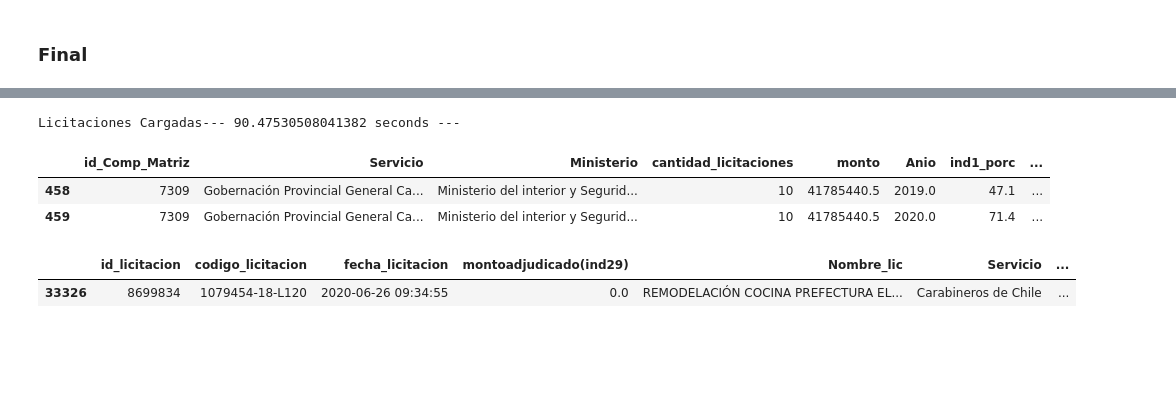
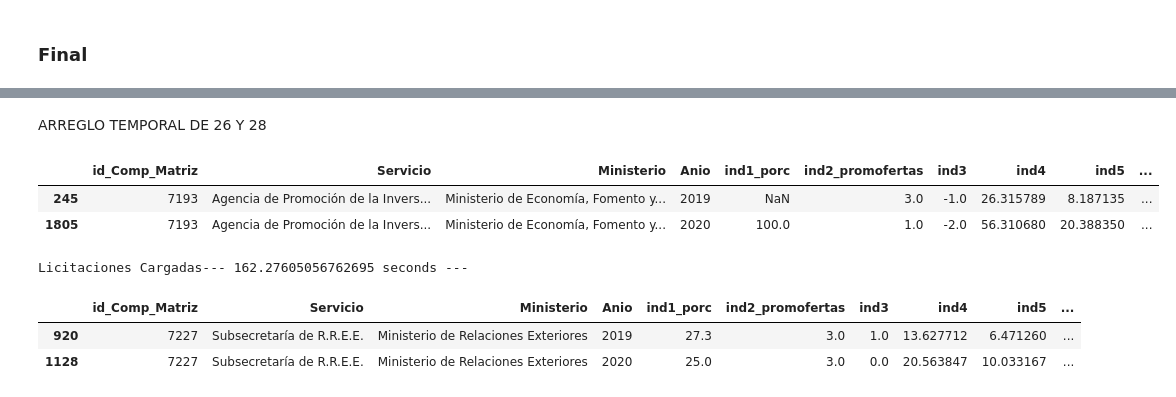
Before and after one commit to josemoragonzalez/RedFlagsv2, a Jupyter notebook: ETL/8 Datoslicitacion.ipynb, the cells around one changed output, grey strips where cells are left out. Cells and saved outputs as stored; diff of their text form; code cells hidden in the pictures; blank space fills up the shorter version.

```diff
--- a/ETL/8 Datoslicitacion.ipynb
+++ b/ETL/8 Datoslicitacion.ipynb
@@ -347,27 +414,32 @@ for col in columns:
         df_servicios2020.loc[(df_servicios2020[col]<=mini+2*rango)&(df_servicios2020[col]>mini+rango), name] = 2
         df_servicios2020.loc[df_servicios2020[col]>mini+2*rango, name] = 3
 # %%
-df_servicios2020['numComp'] = round(df_servicios2020['ind1_porc_III'].fillna(0)/4) + round(df_servicios2020['ind2_promofertas_III'].fillna(0)/4) + round(df_servicios2020['ind12_porc_III'].fillna(0)/4) + \
-round(df_servicios2020['ind13_nparticipa_III'].fillna(0)/4) + round(df_servicios2020['ind16_porc_III'].fillna(0)/4)
+df_servicios2020['numComp'] = round(df_servicios2020['ind1_porc_III'].fillna(0)/4) + round(df_servicios2020['ind2_promofertas_III'].fillna(0)/4) + round(df_servicios2020['ind3_III'].fillna(0)/4) +\
+round(df_servicios2020['ind3_III'].fillna(0)/4) + round(df_servicios2020['ind4_III'].fillna(0)/4) + round(df_servicios2020['ind5_III'].fillna(0)/4) + round(df_servicios2020['ind6_III'].fillna(0)/4) + \
+round(df_servicios2020['ind8_III'].fillna(0)/4) + round(df_servicios2020['ind9_III'].fillna(0)/4) + round(df_servicios2020['ind10_III'].fillna(0)/4) + round(df_servicios2020['ind11_III'].fillna(0)/4) + \
+round(df_servicios2020['ind12_porc_III'].fillna(0)/4) + round(df_servicios2020['ind13_nparticipa_III'].fillna(0)/4) + round(df_servicios2020['ind14_III'].fillna(0)/4) + round(df_servicios2020['ind15_III'].fillna(0)/4) + \
+round(df_servicios2020['ind16_porc_III'].fillna(0)/4)
 
-df_servicios2020['denComp'] = (df_servicios2020['ind1_porc_III'].isna()-1 + df_servicios2020['ind2_promofertas_III'].isna()-1 + df_servicios2020['ind12_porc_III'].isna()-1 + \
-df_servicios2020['ind13_nparticipa_III'].isna()-1 + df_servicios2020['ind16_porc_III'].isna()-1)*-1
+df_servicios2020['denComp'] = (df_servicios2020['ind1_porc_III'].isna()-1 + df_servicios2020['ind2_promofertas_III'].isna()-1 + df_servicios2020['ind3_III'].isna()-1  + df_servicios2020['ind4_III'].isna()-1 \
++ df_servicios2020['ind5_III'].isna()-1 + df_servicios2020['ind6_III'].isna()-1 + df_servicios2020['ind8_III'].isna()-1 + df_servicios2020['ind9_III'].isna()-1 + df_servicios2020['ind10_III'].isna()-1\
++ df_servicios2020['ind11_III'].isna()-1 + df_servicios2020['ind12_porc_III'].isna()-1 + df_servicios2020['ind13_nparticipa_III'].isna()-1 + + df_servicios2020['ind14_III'].isna()-1 + + df_servicios2020['ind15_III'].isna()-1
++ df_servicios2020['ind16_porc_III'].isna()-1)*-1
 
 df_servicios2020['porComp'] = round(df_servicios2020['numComp']/df_servicios2020['denComp']*100)
 # ---
 
-df_servicios2020['numTra'] = round(df_servicios2020['ind19_porc_III'].fillna(0)/4) + round(df_servicios2020['ind20_porc_III'].fillna(0)/4) + round(df_servicios2020['ind21_porc_III'].fillna(0)/4)
-df_servicios2020['denTra'] = (df_servicios2020['ind19_porc_III'].isna()-1 + df_servicios2020['ind20_porc_III'].isna()-1 + df_servicios2020['ind21_porc_III'].isna()-1 )*-1
+df_servicios2020['numTra'] = round(df_servicios2020['ind17_III'].fillna(0)/4) + round(df_servicios2020['ind18_III'].fillna(0)/4) + round(df_servicios2020['ind19_porc_III'].fillna(0)/4) + round(df_servicios2020['ind20_porc_III'].fillna(0)/4) + round(df_servicios2020['ind21_porc_III'].fillna(0)/4)
+df_servicios2020['denTra'] = (df_servicios2020['ind17_III'].isna()-1 + df_servicios2020['ind18_III'].isna()-1 + df_servicios2020['ind19_porc_III'].isna()-1 + df_servicios2020['ind20_porc_III'].isna()-1 + df_servicios2020['ind21_porc_III'].isna()-1 )*-1
 
 df_servicios2020['porTra'] = round(df_servicios2020['numTra']/df_servicios2020['denTra']*100)
 # ---
 
-df_servicios2020['numAnom'] = round(df_servicios2020['ind22_porc_III'].fillna(0)/4) + round(df_servicios2020['ind24_porc_III'].fillna(0)/4) + round(df_servicios2020['ind25_porc_III'].fillna(0)/4) + \
-round(df_servicios2020['ind29_porc_III'].fillna(0)/4) + round(df_servicios2020['ind30_porc_III'].fillna(0)/4) + round(df_servicios2020['ind31_porc_III'].fillna(0)/4) \
+df_servicios2020['numAnom'] = round(df_servicios2020['ind22_porc_III'].fillna(0)/4) + round(df_servicios2020['ind23_III'].fillna(0)/4) + round(df_servicios2020['ind24_porc_III'].fillna(0)/4) + round(df_servicios2020['ind25_porc_III'].fillna(0)/4) + \
+round(df_servicios2020['ind26_III'].fillna(0)/4) + round(df_servicios2020['ind27_III'].fillna(0)/4) + round(df_servicios2020['ind28_III'].fillna(0)/4) + round(df_servicios2020['ind29_porc_III'].fillna(0)/4) + round(df_servicios2020['ind30_porc_III'].fillna(0)/4) + round(df_servicios2020['ind31_porc_III'].fillna(0)/4) \
 + round(df_servicios2020['ind32_porc_III'].fillna(0)/4)
 
-df_servicios2020['denAnom'] = (df_servicios2020['ind22_porc_III'].isna()-1 + df_servicios2020['ind24_porc_III'].isna()-1 + df_servicios2020['ind25_porc_III'].isna()-1 + \
-df_servicios2020['ind29_porc_III'].isna()-1 + df_servicios2020['ind30_porc_III'].isna()-1 + df_servicios2020['ind31_porc_III'].isna()-1 + df_servicios2020['ind32_porc_III'].isna()-1)*-1
+df_servicios2020['denAnom'] = (df_servicios2020['ind22_porc_III'].isna()-1 + df_servicios2020['ind23_III'].isna()-1 + df_servicios2020['ind24_porc_III'].isna()-1 + df_servicios2020['ind25_porc_III'].isna()-1 + \
+df_servicios2020['ind26_III'].isna()-1 + df_servicios2020['ind27_III'].isna()-1 + df_servicios2020['ind28_III'].isna()-1 + df_servicios2020['ind29_porc_III'].isna()-1 + df_servicios2020['ind30_porc_III'].isna()-1 + df_servicios2020['ind31_porc_III'].isna()-1 + df_servicios2020['ind32_porc_III'].isna()-1)*-1
 
 df_servicios2020['porAnom'] = round(df_servicios2020['numAnom']/df_servicios2020['denAnom']*100)
 
@@ -383,0 +458,25 @@ df_serviciosf = df_serviciosf.drop(columns={'numComp', 'denComp', 'numTra', 'den
+# %%
+dftemp = df_serviciosf.groupby('Servicio')['Ministerio'].nunique().reset_index()
+dftemp = dftemp[dftemp['Ministerio']>1]
+dftemp2 = df_serviciosf[['Servicio', 'Ministerio']].drop_duplicates()
+dftemp2 = dftemp2[dftemp2['Ministerio']!='Otros']
+dftemp = dftemp.merge(dftemp2, how='left', left_on='Servicio', right_on='Servicio')
+dftemp = dftemp.drop(columns=['Ministerio_x'])
+df_serviciosf = df_serviciosf.merge(dftemp, how='left', left_on='Servicio', right_on='Servicio')
+df_serviciosf.loc[df_serviciosf['Servicio'].isin(dftemp['Servicio']), 'Ministerio'] = df_serviciosf['Ministerio_y']
+# %%
+df_serviciosf2 = df_serviciosf.copy()
+dftemp =  df_serviciosf2.groupby(by=['Servicio','Anio'])['monto', 'cantidad_licitaciones'].sum().reset_index()
+dftemp.rename(columns={'monto': 'Monto', 'cantidad_licitaciones':'Cantidad_licitaciones'}, inplace = True)
+df_serviciosf2 = df_serviciosf2.merge(dftemp, how='left', left_on=['Servicio','Anio'], right_on=['Servicio','Anio'])
+df_serviciosf2 = df_serviciosf2.drop(columns=['monto', 'cantidad_licitaciones'])
+df_serviciosf2 = df_serviciosf2.sort_values(['Monto'], ascending=False)
+df_serviciosf2 = df_serviciosf2.drop_duplicates(subset=['Servicio', 'Anio'])
+# %% [markdown]
+ARREGLO TEMPORAL DE 26 Y 28
+# %%
+df_serviciosf2[df_serviciosf2['Servicio'].str.contains('Agencia de Promoción de la Inversión Extranjera')]
+# %% [output]
+|  | id_Comp_Matriz | Servicio | Ministerio | Anio | ind1_porc | ind2_promofertas | ind3 | ind4 | ind5 | ... |
+| 245 | 7193 | Agencia de Promoción de la Invers... | Ministerio de Economía, Fomento y... | 2019 | NaN | 3.0 | -1.0 | 26.315789 | 8.187135 | ... |
+| 1805 | 7193 | Agencia de Promoción de la Invers... | Ministerio de Economía, Fomento y... | 2020 | 100.0 | 1.0 | -2.0 | 56.310680 | 20.388350 | ... |
@@ -388,7 +489,7 @@ from sqlalchemy import event
 
 start_time = time.time()
 
-engine = sqlalchemy.create_engine('stringdeconexion')
+engine = sqlalchemy.create_engine('mssql+pyodbc://UservisualStudio:Observatorio2019!@serverobservatorio2019.database.windows.net:1433/BDobservatorio2019?driver=ODBC+Driver+17+for+SQL+Server')
 
 @event.listens_for(engine, "before_cursor_execute")
 def receive_before_cursor_execute(
@@ -400,18 +501,7 @@ def receive_before_cursor_execute(
 
 # write the DataFrame to a table in the sql database
 df_lic_ind1.to_sql(con = engine, name='redflags_licitaciones', if_exists='replace', index=False, schema="dbo")
-df_serviciosf.to_sql(con = engine, name='redflags_servicios', if_exists='replace', index=False, schema="dbo")
+df_serviciosf2.to_sql(con = engine, name='redflags_servicios', if_exists='replace', index=False, schema="dbo")
 print("Licitaciones Cargadas--- %s seconds ---" % (time.time() - start_time))
 # %% [output]
-Licitaciones Cargadas--- 90.47530508041382 seconds ---
+Licitaciones Cargadas--- 162.27605056762695 seconds ---
-# %%
-df_serviciosf[df_serviciosf['Servicio']=='Gobernación Provincial General Carrera']
-# %% [output]
-|  | id_Comp_Matriz | Servicio | Ministerio | cantidad_licitaciones | monto | Anio | ind1_porc | ... |
-| 458 | 7309 | Gobernación Provincial General Ca... | Ministerio del interior y Segurid... | 10 | 41785440.5 | 2019.0 | 47.1 | ... |
-| 459 | 7309 | Gobernación Provincial General Ca... | Ministerio del interior y Segurid... | 10 | 41785440.5 | 2020.0 | 71.4 | ... |
-# %%
-df_lic_ind1[df_lic_ind1['codigo_licitacion']=='1079454-18-L120']
-# %% [output]
-|  | id_licitacion | codigo_licitacion | fecha_licitacion | montoadjudicado(ind29) | Nombre_lic | Servicio | ... |
-| 33326 | 8699834 | 1079454-18-L120 | 2020-06-26 09:34:55 | 0.0 | REMODELACIÓN COCINA PREFECTURA EL... | Carabineros de Chile | ... |
@@ -417,0 +510,7 @@ df_lic_ind1[df_lic_ind1['codigo_licitacion']=='1079454-18-L120']
+# %%
+#df_serviciosf2[df_serviciosf2['Servicio'].str.contains('elacion')]
+df_serviciosf2[df_serviciosf2['id_Comp_Matriz']==7227]
+# %% [output]
+|  | id_Comp_Matriz | Servicio | Ministerio | Anio | ind1_porc | ind2_promofertas | ind3 | ind4 | ind5 | ... |
+| 920 | 7227 | Subsecretaría de R.R.E.E. | Ministerio de Relaciones Exteriores | 2019 | 27.3 | 3.0 | 1.0 | 13.627712 | 6.471260 | ... |
+| 1128 | 7227 | Subsecretaría de R.R.E.E. | Ministerio de Relaciones Exteriores | 2020 | 25.0 | 3.0 | 0.0 | 20.563847 | 10.033167 | ... |
```
Also changed, not shown: parts of 14 cells of this notebook, 16 other files.
